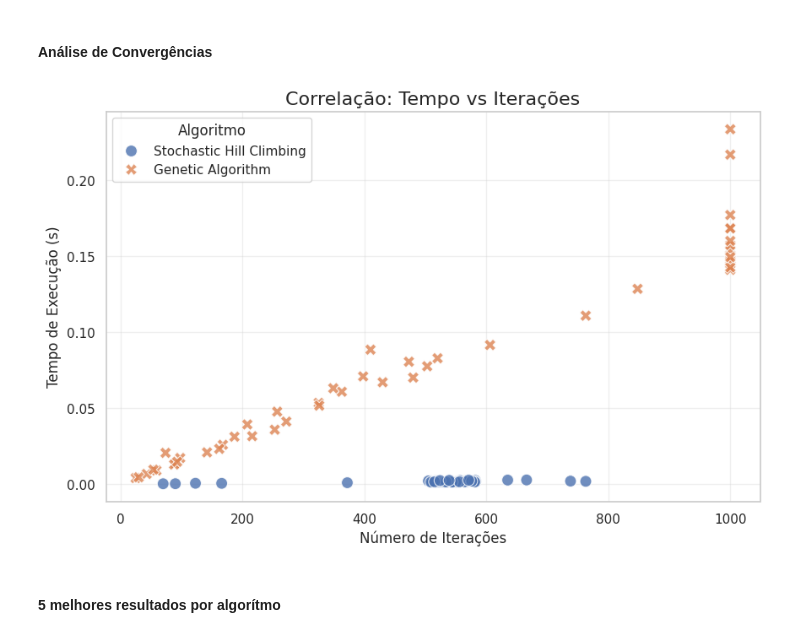
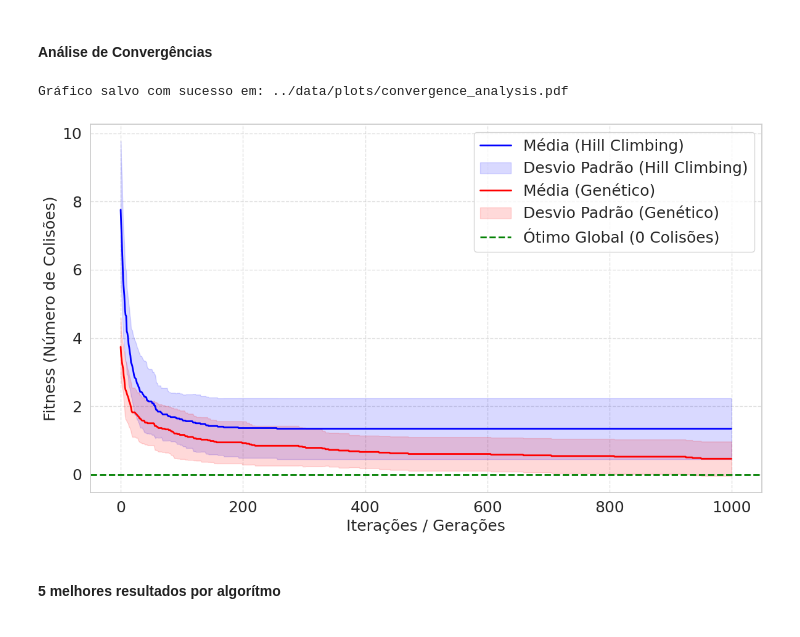
Before and after one commit to Code-AldreySandre/Royal-Search, a Jupyter notebook: notebook/analysis.ipynb, the cells around one changed output. Saved outputs shown, nothing was run; the diff lists cells and outputs as text; code cells hidden in the pictures.

```diff
--- a/notebook/analysis.ipynb
+++ b/notebook/analysis.ipynb
@@ -92,27 +102,59 @@ Passing `palette` without assigning `hue` is deprecated and will be removed in v
 # %% [markdown]
 #### Análise de Convergências
-# %%
-plt.figure(figsize=(10, 6))
-
-sns.scatterplot(
-    data=df,
-    x='Iterações',
-    y='Tempo (s)',
-    hue='Algoritmo',
-    style='Algoritmo',
-    s=100,
-    alpha=0.8,
-    palette="deep"
-)
-
-plt.title('Correlação: Tempo vs Iterações', fontsize=16)
-plt.xlabel('Número de Iterações')
-plt.ylabel('Tempo de Execução (s)')
-plt.legend(title='Algoritmo')
-plt.grid(True, alpha=0.3)
-plt.show()
-# %% [output]
-[figure, removed]
+# %%
+path_hc = '../data/convergence_hc.csv'
+path_ga = '../data/convergence_ga.csv'
+
+try:
+    conv_hc = pd.read_csv(path_hc)
+    conv_ga = pd.read_csv(path_ga)
+
+    fig, ax = plt.subplots(figsize=(12, 7))
+
+    def plot_with_shadow(df, label, color, ax):
+        # Média e Desvio Padrão por coluna
+        mean_val = df.mean(axis=0)
+        std_val = df.std(axis=0)
+        x = np.arange(len(mean_val))
+
+        # Plota a Linha da Média
+        ax.plot(x, mean_val, label=f'Média ({label})', color=color, linewidth=2)
+
+        # Plot do desvio padrão
+        ax.fill_between(x,
+                        mean_val - std_val,
+                        mean_val + std_val,
+                        color=color, alpha=0.15, label=f'Desvio Padrão ({label})')
+
+    # Hill Climbing (Azul)
+    plot_with_shadow(conv_hc, "Hill Climbing", "blue", ax)
+
+    # Genético (Vermelho)
+    plot_with_shadow(conv_ga, "Genético", "red", ax)
+
+    ax.axhline(y=0, color='green', linestyle='--', linewidth=2, label='Ótimo Global (0 Colisões)')
+
+    #ax.set_title("Análise de Convergência: Evolução do Fitness Médio", fontsize=16)
+    ax.set_xlabel("Iterações / Gerações", fontsize=18)
+    plt.tick_params(axis='both', which='major', labelsize=18)
+    ax.set_ylabel("Fitness (Número de Colisões)", fontsize=18)
+
+    ax.legend(fontsize=18, loc='upper right')
+    ax.grid(True, linestyle='--', alpha=0.6)
+
+    plt.tight_layout()
+
+    save_path = os.path.join(save_dir, 'convergence_analysis.pdf')
+    plt.savefig(save_path, dpi=300, bbox_inches='tight')
+    print(f"Gráfico salvo com sucesso em: {save_path}")
+
+    plt.show()
+
+except FileNotFoundError:
+    print("Arquivos CSV não encontrados. Verifique se rodou o 'main.py' novo.")
+# %% [output]
+Gráfico salvo com sucesso em: ../data/plots/convergence_analysis.pdf
+[figure, added]
 # %% [markdown]
 #### 5 melhores resultados por algorítmo
 # %%
```
Also changed, not shown: parts of 9 cells of this notebook, 19 other files.
